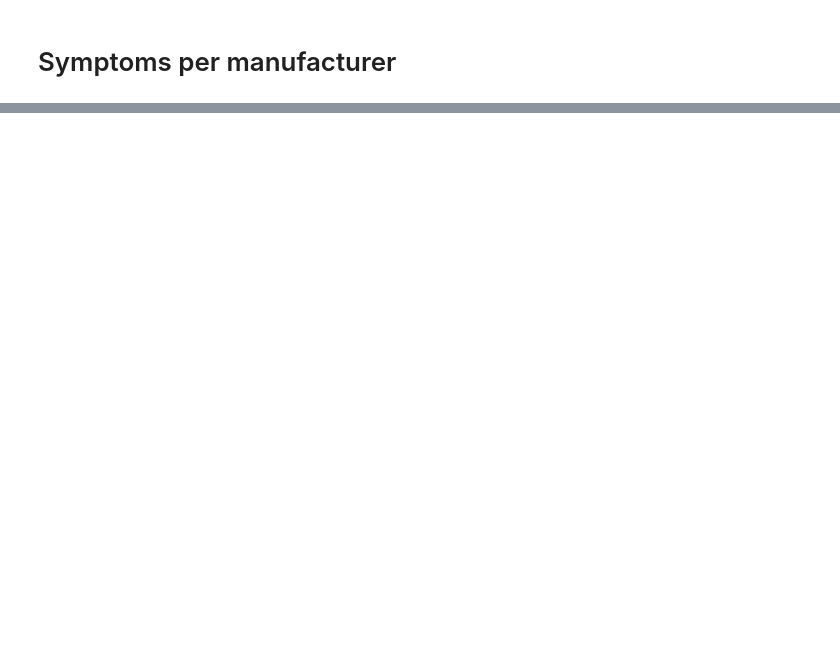
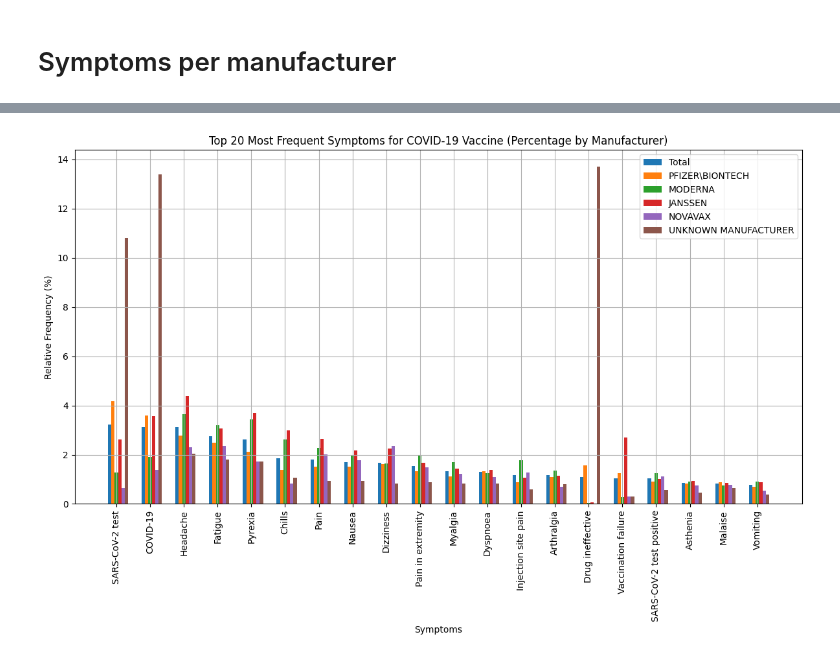
Before and after one commit to ZaNioxX/Masterarbeit, a Jupyter notebook: Data_Exploration/symptoms.ipynb, the cells around one changed output, grey strips where cells are left out. Saved outputs shown, nothing was run; the diff lists cells and outputs as text; code cells hidden in the pictures; blank space fills up the shorter version.

```diff
--- a/Data_Exploration/symptoms.ipynb
+++ b/Data_Exploration/symptoms.ipynb
@@ -511,30 +317,90 @@ Length: 15541, dtype: float64
 # %%
+import pandas as pd
+import matplotlib.pyplot as plt
+
+# Define the target manufacturers
+target_manufacturers = ['PFIZER\\BIONTECH', 'MODERNA', 'JANSSEN', 'NOVAVAX', 'UNKNOWN MANUFACTURER']
+
+# Define the aggregation pipeline
 pipeline = [
     {
+        "$unwind": "$vax_data"  # Unwind the vax_data array
+    },
+    {
         "$match": {
-            "vax_data.VAX_TYPE": {"$regex": "COVID"},
-            "vax_data.VAX_MANU": "UNKNOWN MANUFACTURER",
-            "symptoms": {"$exists": True}  # Ensure the document has a "symptoms" field
+            "vax_data.VAX_TYPE": {"$regex": "COVID", "$options": "i"}  # Filter documents with COVID vaccine type
         }
     },
     {
-        "$unwind": "$symptoms"  # Deconstruct the 'symptoms' array field
+        "$match": {
+            "vax_data.VAX_MANU": {"$in": target_manufacturers}  # Filter documents by specified manufacturers
+        }
     },
     {
-        "$group": {
-            "_id": None,  # Group all documents together
-            "total_symptoms_count": {"$sum": 1}  # Count the total number of symptoms
+        "$project": {
+            "manufacturer": "$vax_data.VAX_MANU",
+            "symptoms": "$symptoms"
         }
     }
 ]
 
-# Execute the pipeline
-result = list(collection.aggregate(pipeline))
+# Execute the aggregation pipeline
+results = collection.aggregate(pipeline, allowDiskUse=True)
 
-# Extract the total number of symptoms
-if result:
-    total_symptoms_count = result[0]["total_symptoms_count"]
-    print("Total number of symptoms for UNKNOWN MANUFACTURER for VAX_TYPE COVID:", total_symptoms_count)
-else:
-    print("No symptoms found for UNKNOWN MANUFACTURER for VAX_TYPE COVID.")
+# Initialize a dictionary to store symptoms per manufacturer
+symptoms_per_manufacturer = {manu: [] for manu in target_manufacturers}
+
+# Process the results to populate the symptoms per manufacturer dictionary
+for doc in results:
+    manufacturer = doc["manufacturer"]
+    symptoms_list = doc["symptoms"]
+
+    # Check if symptoms_list is iterable
+    if isinstance(symptoms_list, list):
+        # Append the list of symptoms for the manufacturer
+        symptoms_per_manufacturer[manufacturer].extend(symptoms_list)
+
+# Convert the lists of symptoms per manufacturer to DataFrame
+df = pd.DataFrame({manufacturer: pd.Series(symptoms).explode().reset_index(drop=True) for manufacturer, symptoms in symptoms_per_manufacturer.items()})
+
+# Calculate the frequency of each symptom for each manufacturer
+df_counts = df.apply(pd.Series.value_counts)
+
+# Aggregate the total occurrences of each symptom across all manufacturers
+total_symptoms_counts = df_counts.sum(axis=1)
+
+# Select the top 20 most frequent symptoms across all manufacturers
+top_20_total_symptoms = total_symptoms_counts.nlargest(20)
+
+# Calculate the percentage of each symptom for each manufacturer
+df_percentage = (df_counts / df_counts.sum()) * 100
+
+# Plotting
+plt.figure(figsize=(12, 8))
+
+# Calculate the positions for bars
+bar_width = 0.1
+total_bar_positions = range(len(top_20_total_symptoms))
+manufacturer_bar_positions = [x + bar_width for x in total_bar_positions]
+
+# Plot total bar
+total_symptom_percentages = [(total_symptoms_counts[symptom] / total_symptoms_counts.sum()) * 100 if symptom in total_symptoms_counts.index else 0 for symptom in top_20_total_symptoms.index]
+plt.bar(total_bar_positions, total_symptom_percentages, width=bar_width, label='Total')
+
+# Plot bars for individual manufacturers
+for i, manufacturer in enumerate(target_manufacturers):
+    if manufacturer in df_percentage.columns:
+        symptom_percentages = [df_percentage.at[symptom, manufacturer] if symptom in df_percentage.index else 0 for symptom in top_20_total_symptoms.index]
+        plt.bar([x + bar_width * (i + 1) for x in total_bar_positions], symptom_percentages, width=bar_width, label=manufacturer)
+
+# Adding labels and title
+plt.xlabel('Symptoms')
+plt.ylabel('Relative Frequency (%)')
+plt.title('Top 20 Most Frequent Symptoms for COVID-19 Vaccine (Percentage by Manufacturer)')
+plt.xticks([x + bar_width * (len(target_manufacturers) - 1) / 2 for x in total_bar_positions], top_20_total_symptoms.index, rotation=90)  # Rotate x-axis labels for better visibility
+plt.legend()  # Show legend
+plt.grid(which='both')  # Set grid for both major and minor ticks on y-axis
+plt.tight_layout()
+plt.savefig('/Users/sep/PycharmProjects/Masterarbeit/Plots/Data_Exploration/Symptoms/Top20Symptoms_COVID_byManufacturer.png')
+plt.show()
 # %% [output]
@@ -541,0 +407 @@ Total number of symptoms for UNKNOWN MANUFACTURER for VAX_TYPE COVID: 108683
+[figure, added]
```
Also changed, not shown: parts of 26 cells of this notebook, 18 other files.
